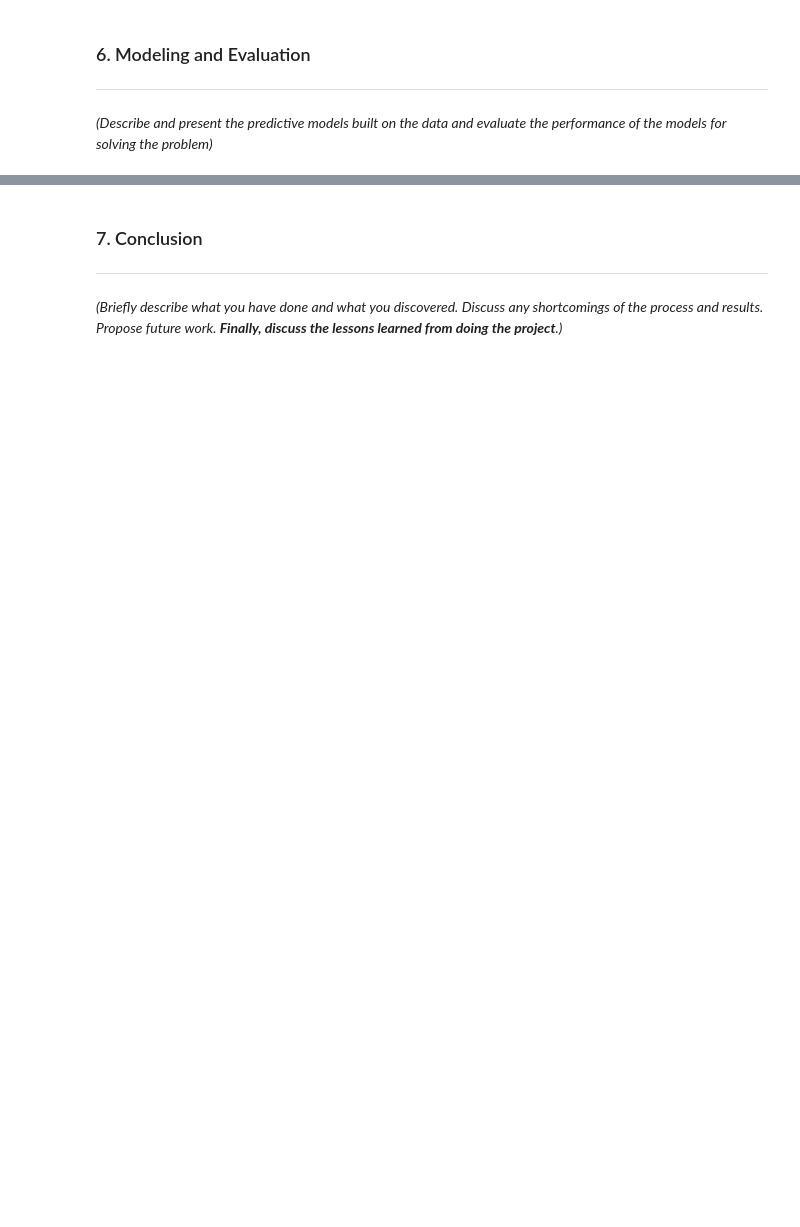
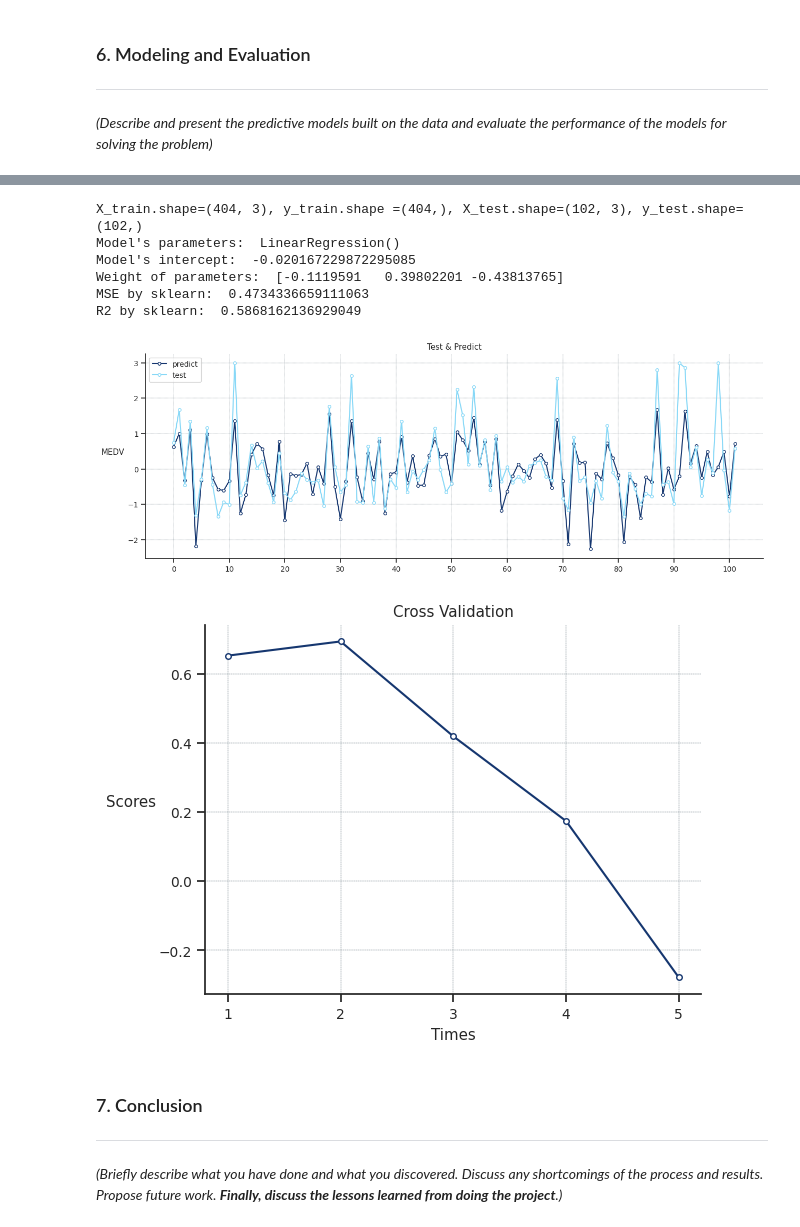
Before and after one commit to lzu215/dsp, a Jupyter notebook: Project_Report.ipynb, the cells around one changed output, grey strips where cells are left out. Saved outputs shown, nothing was run; the diff lists cells and outputs as text; code cells hidden in the pictures; blank space fills up the shorter version.

```diff
--- a/Project_Report.ipynb
+++ b/Project_Report.ipynb
@@ -218,0 +318,9 @@ plt.show()
+# %%
+def normalize(df):
+    sam=[]
+    a=['CRIM','RM','LSTAT','MEDV']
+    for i in a:
+        y = df.loc[:, i]
+        ys = list(preprocessing.scale(y))
+        sam.append(pd.Series(ys, name=i))
+    return pd.concat(sam,axis=1)
@@ -219,3 +343,48 @@ plt.show()
+# %%
+def linear_regression(df):
+    df = normalize(df)
+    x = df.loc[:, ['CRIM','RM','LSTAT']]
+    y = df.loc[:, 'MEDV']
+    x_train, x_test, y_train, y_test = train_test_split(x, y, test_size=0.2, random_state=48)
+    print('X_train.shape={}, y_train.shape ={}, X_test.shape={}, y_test.shape={}'.format(x_train.shape, y_train.shape, x_test.shape, y_test.shape))
+
+    linreg = LinearRegression()
+    model = linreg.fit(x_train, y_train)
+    print("Model's parameters: ", model)
+    print("Model's intercept: ", linreg.intercept_)
+    print("Weight of parameters: ", linreg.coef_)
+
+    y_pred = linreg.predict(x_test)
+    print("MSE by sklearn: ", mean_squared_error(y_test, y_pred))
+    print("R2 by sklearn: ", r2_score(y_test,y_pred))
+
+    # plot curve
+    fig, ax = plt.subplots(figsize=(15,5))
+    ax.spines["top"].set_visible(False)
+    ax.spines["right"].set_visible(False)
+    ax.grid(ls = "--", lw = 0.25, color = "#4E616C")
+    plt.plot(range(len(y_pred)), y_pred, label="predict", marker = "o", mfc = "white", ms = 4, color='#15366F')
+    plt.plot(range(len(y_pred)), y_test, label="test", marker = "o", mfc = "white", ms = 4, color='#87D8F7')
+    x_major_locator = MultipleLocator(10)
+    ax.xaxis.set_major_locator(x_major_locator)
+    plt.legend()
+    plt.ylabel('MEDV', rotation='horizontal', labelpad=20)
+    plt.title('Test & Predict')
+    plt.show()
+
+    # cross validate
+    cross_validate(linreg, df)
+# %%
+linear_regression(housing)
+# %% [output]
+X_train.shape=(404, 3), y_train.shape =(404,), X_test.shape=(102, 3), y_test.shape=(102,)
+Model's parameters:  LinearRegression()
+Model's intercept:  -0.020167229872295085
+Weight of parameters:  [-0.1119591   0.39802201 -0.43813765]
+MSE by sklearn:  0.4734336659111063
+R2 by sklearn:  0.5868162136929049
+[figure, added]
+[figure, added]
 # %% [markdown]
 ### 7. Conclusion
 ---
```
Also changed, not shown: parts of 31 cells of this notebook.
